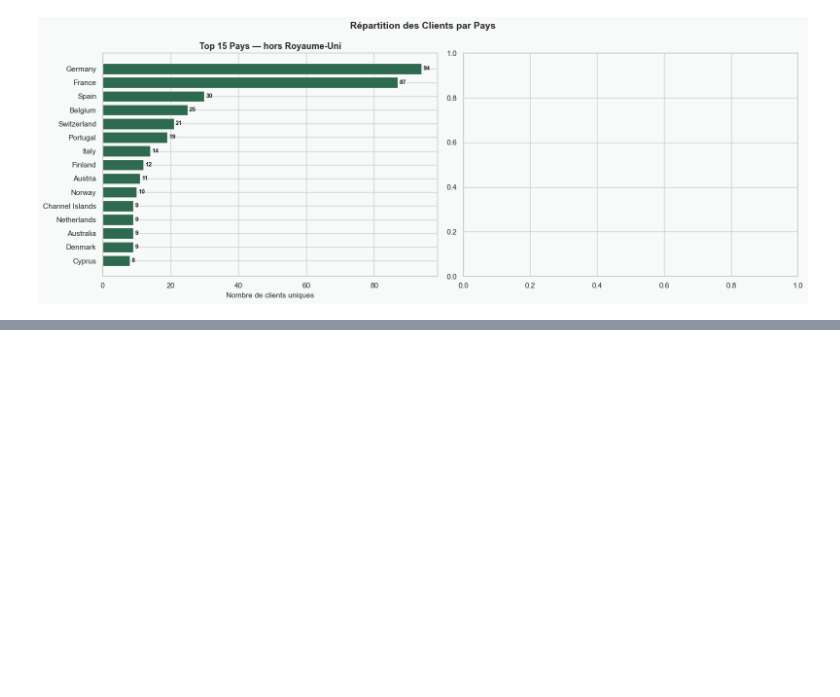
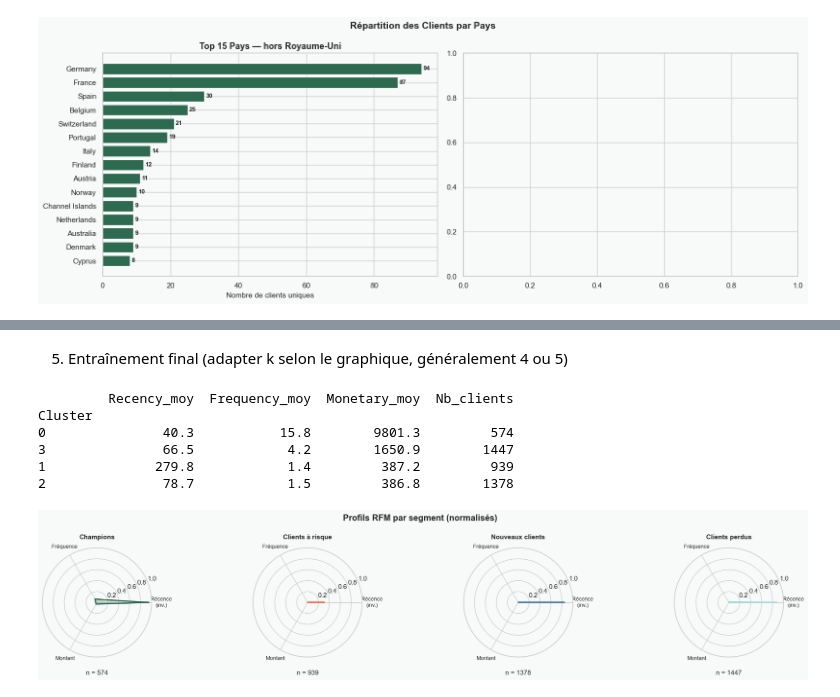
Before and after one commit to nad02k/Client-segmentation-notebook, a Jupyter notebook: exploration_dataset.ipynb, the cells around one changed output, grey strips where cells are left out. Saved outputs shown, nothing was run; the diff lists cells and outputs as text; code cells hidden in the pictures; blank space fills up the shorter version.

```diff
--- a/exploration_dataset.ipynb
+++ b/exploration_dataset.ipynb
@@ -648,0 +1115,72 @@ plt.show()
+# %% [markdown]
+ 5. Entraînement final (adapter k selon le graphique, généralement 4 ou 5)
+# %%
+
+K_OPTIMAL = 4
+
+km_final = KMeans(n_clusters=K_OPTIMAL, random_state=42, n_init=10)
+rfm["Cluster"] = km_final.fit_predict(rfm_scaled)
+
+# 6. Profils RFM moyens par cluster
+cluster_profile = rfm.groupby("Cluster").agg(
+    Recency_moy   = ("Recency",   "mean"),
+    Frequency_moy = ("Frequency", "mean"),
+    Monetary_moy  = ("Monetary",  "mean"),
+    Nb_clients    = ("CustomerID","count")
+).round(1)
+
+print(cluster_profile.sort_values("Monetary_moy", ascending=False))
+# %% [output]
+         Recency_moy  Frequency_moy  Monetary_moy  Nb_clients
+Cluster
+0               40.3           15.8        9801.3         574
+3               66.5            4.2        1650.9        1447
+1              279.8            1.4         387.2         939
+2               78.7            1.5         386.8        1378
+# %%
+# 7. Labelling métier basé sur les profils
+segment_labels = {
+
+    0: "Champions",          # Recency faible, Freq haute, Monetary élevé
+    1: "Clients à risque",   # Recency haute, autres moyens
+    2: "Nouveaux clients",   # 1-2 achats récents, Monetary faible
+    3: "Clients perdus",     # Recency très haute, Freq basse
+}
+
+rfm["Segment"] = rfm["Cluster"].map(segment_labels)
+
+# 8. Visualisation radar chart des profils
+from matplotlib.patches import FancyArrowPatch
+
+categories = ["Récence\n(inv.)", "Fréquence", "Montant"]
+fig, axes = plt.subplots(1, K_OPTIMAL, figsize=(5*K_OPTIMAL, 4),
+                         subplot_kw=dict(polar=True))
+fig.suptitle("Profils RFM par segment (normalisés)", fontweight="bold")
+
+# Normaliser pour radar (0-1, Recency inversée car faible = bien)
+rfm_norm = rfm.copy()
+rfm_norm["R_norm"] = 1 - (rfm["Recency"] - rfm["Recency"].min()) / (rfm["Recency"].max() - rfm["Recency"].min())
+rfm_norm["F_norm"] = (rfm["Frequency"] - rfm["Frequency"].min()) / (rfm["Frequency"].max() - rfm["Frequency"].min())
+rfm_norm["M_norm"] = (rfm["Monetary"]  - rfm["Monetary"].min())  / (rfm["Monetary"].max()  - rfm["Monetary"].min())
+
+colors = ["#2D6A4F", "#E76F51", "#457B9D", "#A8DADC"]
+angles = np.linspace(0, 2*np.pi, len(categories), endpoint=False).tolist()
+angles += angles[:1]
+
+for i, (ax, (cluster, name)) in enumerate(zip(axes, segment_labels.items())):
+    subset = rfm_norm[rfm_norm["Cluster"] == cluster]
+    vals = [subset["R_norm"].mean(), subset["F_norm"].mean(), subset["M_norm"].mean()]
+    vals += vals[:1]
+    ax.plot(angles, vals, color=colors[i], lw=2)
+    ax.fill(angles, vals, color=colors[i], alpha=0.25)
+    ax.set_xticks(angles[:-1])
+    ax.set_xticklabels(categories, size=9)
+    ax.set_ylim(0, 1)
+    ax.set_title(name, size=11, fontweight="bold", pad=15)
+    n = len(subset)
+    ax.set_xlabel(f"n = {n}", labelpad=15)
+
+plt.tight_layout()
+plt.show()
+# %% [output]
+[figure, added]
```
Also changed, not shown: parts of 16 cells of this notebook.
